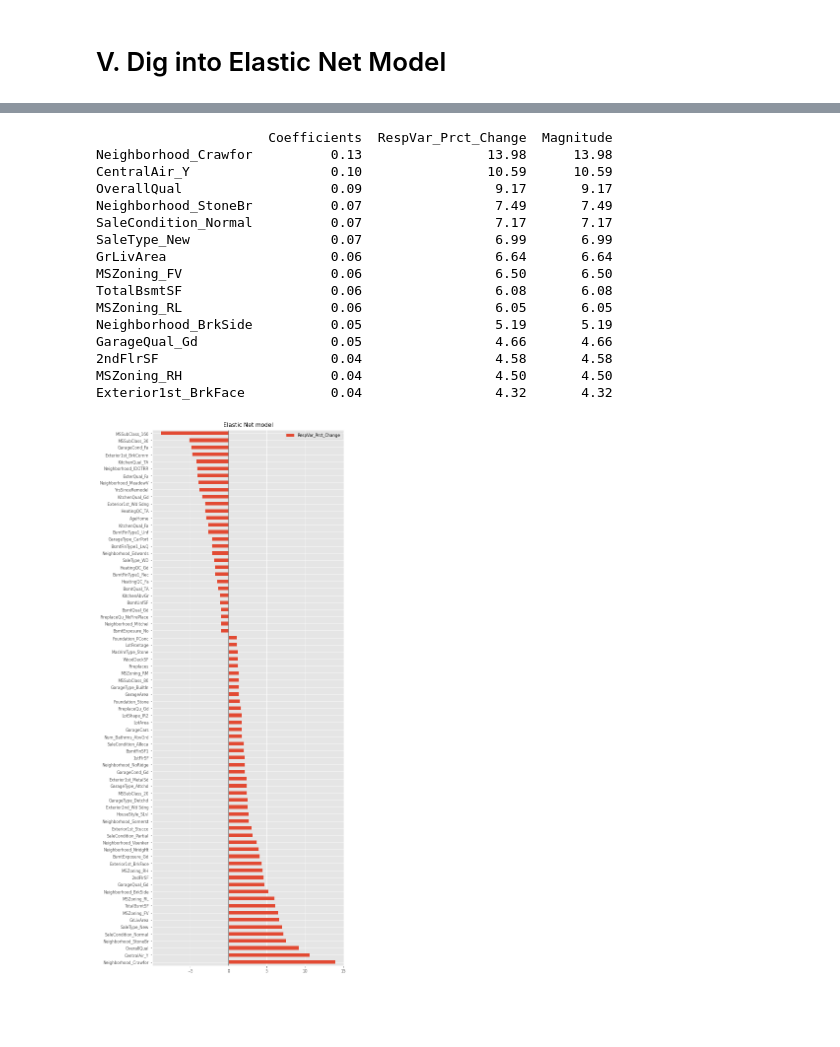
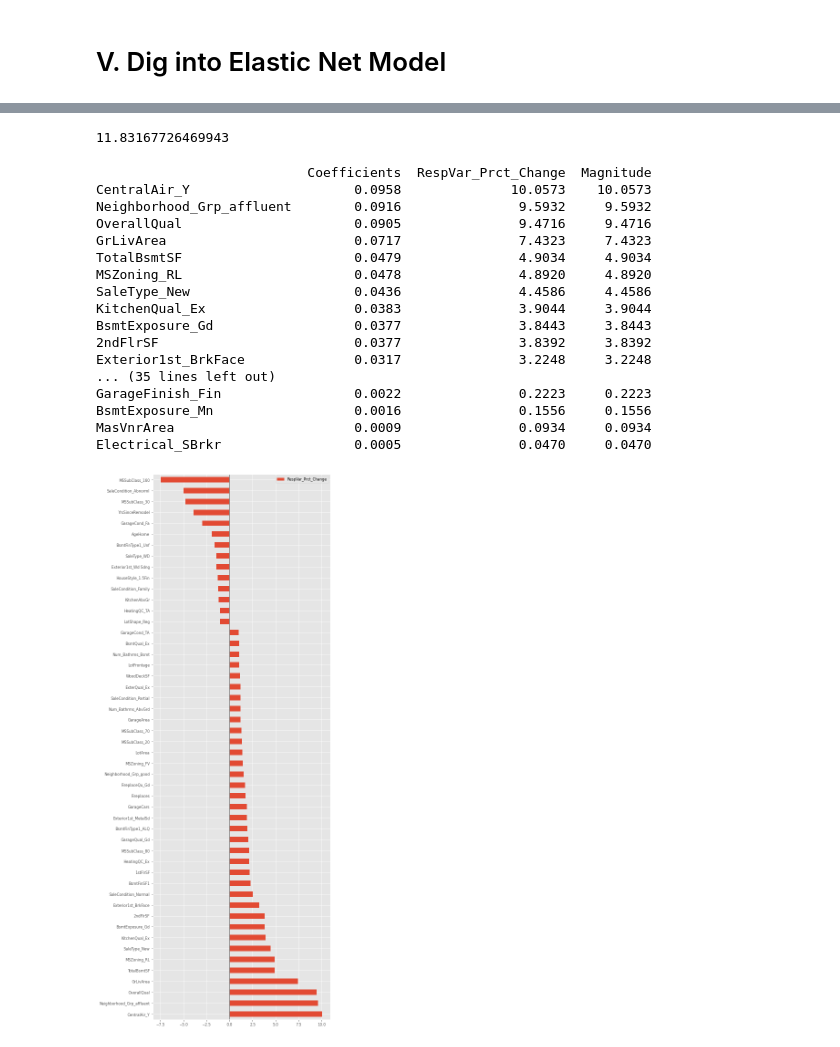
Before and after one commit to flyingcape/Ames_Iowa_HousePrices_Regression, a Jupyter notebook: ML_Project_LinearModels.ipynb, the cells around one changed output, grey strips where cells are left out. Cells and saved outputs as stored; diff of their text form; code cells hidden in the pictures; blank space fills up the shorter version.

Commit message:
updated EDA notebook to create new features and include more visualizations, incorporated changes into model training notebooks.

```diff
--- a/ML_Project_LinearModels.ipynb
+++ b/ML_Project_LinearModels.ipynb
@@ -135,5 +134,5 @@ Reduced list has  26  categorical variables
 ['MSSubClass', 'MSZoning', 'LotShape', 'Neighborhood', 'HouseStyle', 'RoofStyle', 'Exterior1st', 'Exterior2nd', 'MasVnrType', 'ExterQual', 'Foundation', 'BsmtQual', 'BsmtExposure', 'BsmtFinType1', 'He ...
 # %%
 # Remove similar Categorical variables
-# catlist.remove('Var')
+catlist.remove('Neighborhood')
 # %%
@@ -202,0 +223,6 @@ This is so the residuals of a linear model would be normal.
+# %%
+special_list = ['MSZoning', 'Neighborhood_Grp', 'LotShape', 'HouseStyle', 'ExterQual',
+               'BsmtQual','BsmtExposure','HeatingQC','KitchenQual','FireplaceQu',
+               'GarageType','GarageQual','GarageCond','SaleType']
+special_ref = ['C (all)', 'affordable', 'IR3', 'SLvl', 'Fa',
+               'Fa','No','Po','Fa','Po','Detchd','Po', 'Po', 'Oth']
@@ -203,5 +254,4 @@ This is so the residuals of a linear model would be normal.
 # %%
 col_2_dummy = catlist
 PriceFeatures = pd.get_dummies(PriceFeatures,
-                               columns=col_2_dummy,
-                               drop_first=True)
+                               columns=col_2_dummy) # removed drop_first=True
@@ -207,0 +271,7 @@ PriceFeatures = pd.get_dummies(PriceFeatures,
+# %%
+# Drop reference columns
+cnt = 0
+for cvar in catlist:
+    print('dropping: ',cvar + '_' + cref[cnt])
+    PriceFeatures = PriceFeatures.drop((cvar + '_' + cref[cnt]), axis=1)
+    cnt +=1
@@ -862,38 +952,41 @@ EN_model.get_params
+# %%
+EN_model.intercept_
+# %% [output]
+11.83167726469943
 # %%
-coefs_EN = pd.DataFrame(
+coefs = pd.DataFrame(
     EN_model.coef_,
     columns=["Coefficients"],
     index=PriceFeatures.columns,
 )
+coefs['RespVar_Prct_Change'] = (np.exp(coefs['Coefficients'])-1)*100
+coefs['Magnitude'] = abs(coefs['RespVar_Prct_Change'])
+coefs_sorted = coefs.sort_values('RespVar_Prct_Change', ascending = False)
+coefs_sorted_nonzero = coefs_sorted.loc[coefs_sorted['Magnitude']>1]
+print(coefs_sorted.head(50))
 
-coefs_EN['RespVar_Prct_Change'] = (np.exp(coefs_EN['Coefficients'])-1)*100
-coefs_EN['Magnitude'] = abs(coefs_EN['RespVar_Prct_Change'])
-coefs_EN_sorted = coefs_EN.sort_values('RespVar_Prct_Change', ascending = False)
-coefs_EN_sorted_nonzero = coefs_EN_sorted.loc[coefs_EN_sorted['Magnitude']>1]
-print(coefs_EN_sorted.head(15))
+coefs_sorted_nonzero = coefs_sorted_nonzero.drop('Magnitude', axis=1)
+coefs_sorted_nonzero = coefs_sorted_nonzero.drop('Coefficients', axis=1)
 
-coefs_EN_sorted_nonzero = coefs_EN_sorted_nonzero.drop('Magnitude', axis=1)
-coefs_EN_sorted_nonzero = coefs_EN_sorted_nonzero.drop('Coefficients', axis=1)
-
-coefs_EN_sorted_nonzero.plot(kind="barh", figsize=(9, 20))
-plt.title("Elastic Net model")
+coefs_sorted_nonzero.plot(kind="barh", figsize=(9, 22))
 plt.axvline(x=0, color=".5")
 plt.subplots_adjust(left=0.3)
 # %% [output]
-                      Coefficients  RespVar_Prct_Change  Magnitude
-Neighborhood_Crawfor          0.13                13.98      13.98
-CentralAir_Y                  0.10                10.59      10.59
-OverallQual                   0.09                 9.17       9.17
-Neighborhood_StoneBr          0.07                 7.49       7.49
-SaleCondition_Normal          0.07                 7.17       7.17
-SaleType_New                  0.07                 6.99       6.99
-GrLivArea                     0.06                 6.64       6.64
-MSZoning_FV                   0.06                 6.50       6.50
-TotalBsmtSF                   0.06                 6.08       6.08
-MSZoning_RL                   0.06                 6.05       6.05
-Neighborhood_BrkSide          0.05                 5.19       5.19
-GarageQual_Gd                 0.05                 4.66       4.66
-2ndFlrSF                      0.04                 4.58       4.58
-MSZoning_RH                   0.04                 4.50       4.50
-Exterior1st_BrkFace           0.04                 4.32       4.32
+                           Coefficients  RespVar_Prct_Change  Magnitude
+CentralAir_Y                     0.0958              10.0573    10.0573
+Neighborhood_Grp_affluent        0.0916               9.5932     9.5932
+OverallQual                      0.0905               9.4716     9.4716
+GrLivArea                        0.0717               7.4323     7.4323
+TotalBsmtSF                      0.0479               4.9034     4.9034
+MSZoning_RL                      0.0478               4.8920     4.8920
+SaleType_New                     0.0436               4.4586     4.4586
+KitchenQual_Ex                   0.0383               3.9044     3.9044
+BsmtExposure_Gd                  0.0377               3.8443     3.8443
+2ndFlrSF                         0.0377               3.8392     3.8392
+Exterior1st_BrkFace              0.0317               3.2248     3.2248
+... (35 lines left out)
+GarageFinish_Fin                 0.0022               0.2223     0.2223
+BsmtExposure_Mn                  0.0016               0.1556     0.1556
+MasVnrArea                       0.0009               0.0934     0.0934
+Electrical_SBrkr                 0.0005               0.0470     0.0470
-[figure, old version]
+[figure, new version]
```
Also changed, not shown: parts of 54 cells of this notebook, 5 other files.
